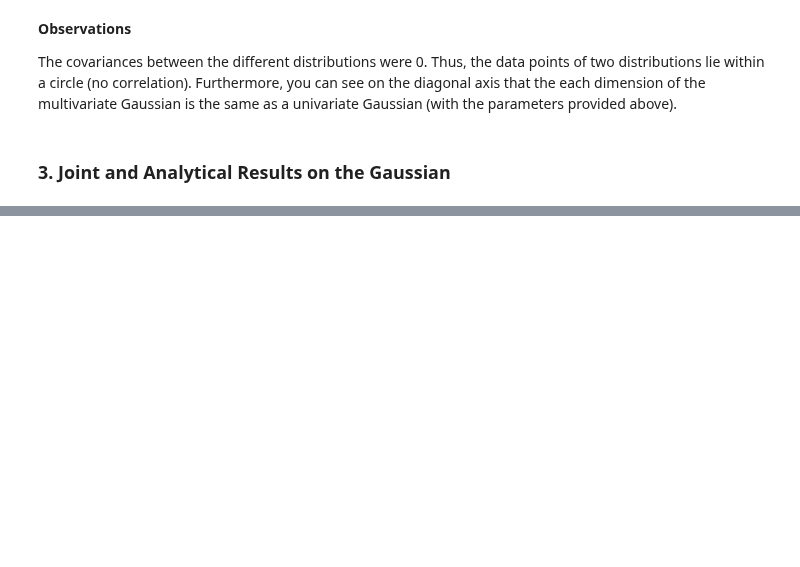
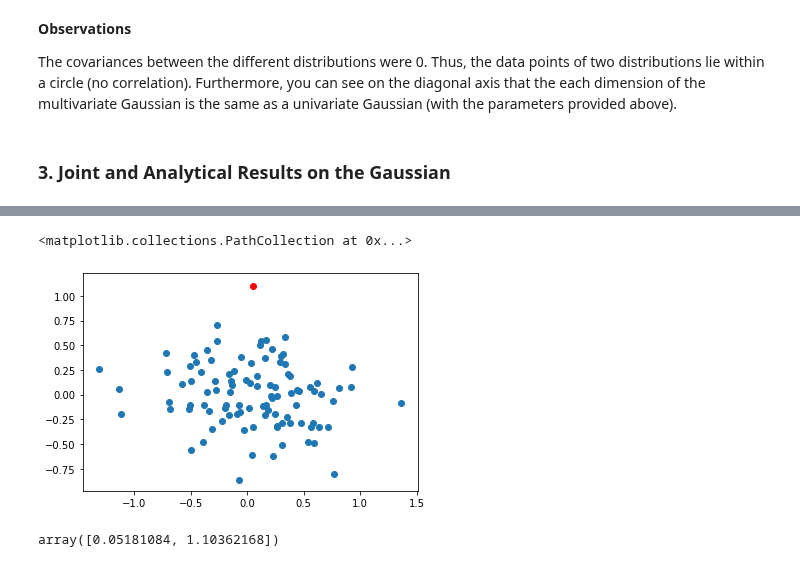
Before and after one commit to DorotheaMueller/statistics_assignments, a Jupyter notebook: ex_1.ipynb, the cells around one changed output, grey strips where cells are left out. Cells and saved outputs as stored; diff of their text form; code cells hidden in the pictures; blank space fills up the shorter version.

```diff
--- a/ex_1.ipynb
+++ b/ex_1.ipynb
@@ -362,0 +391,18 @@ The covariances between the different distributions were 0. Thus, the data point
+# %%
+mu_1 = [0]
+mu_2 = [0]
+var_1 = [0.5]
+var_2 = [0.3]
+fst_distr = np.random.normal(mu_1, var_1, 100)
+snd_distr = np.random.normal(mu_1, var_2, 100)
+# %%
+plt.scatter(fst_distr, snd_distr)
+plt.scatter(mu_total[0], mu_total[1], c= 'red')
+# %% [output]
+<matplotlib.collections.PathCollection at 0x...>
+[figure, added]
+# %%
+mu_total= np.array([np.mean(fst_distr), A * np.mean(fst_distr) + b])
+mu_total
+# %% [output]
+array([0.05181084, 1.10362168])
```
Also changed, not shown: parts of 13 cells of this notebook.
